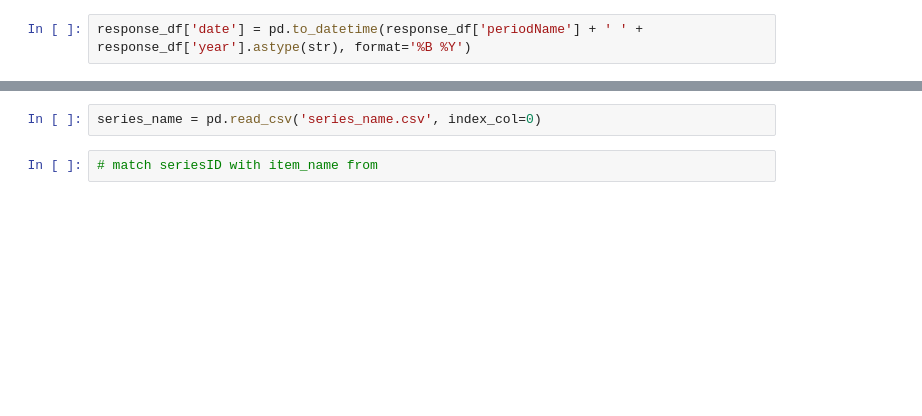
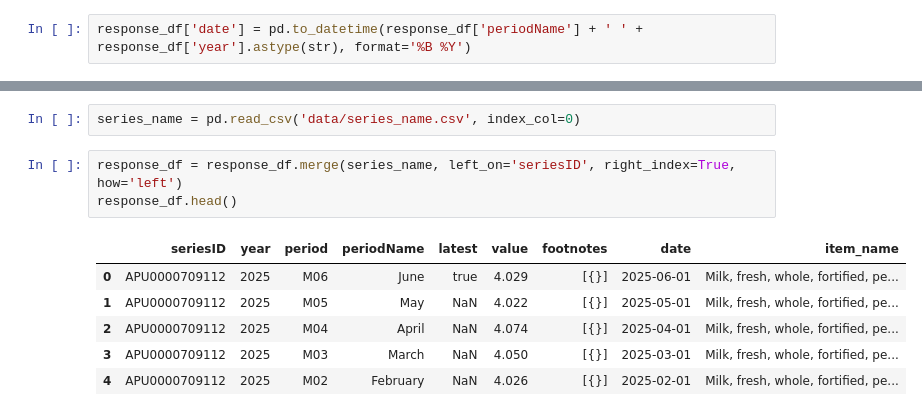
Before and after one commit to kv-hearst/cpi-api, a Jupyter notebook: cpi-scraper.ipynb, the cells around one changed output, grey strips where cells are left out. Saved outputs shown, nothing was run; the diff lists cells and outputs as text; blank space fills up the shorter version.

```diff
--- a/cpi-scraper.ipynb
+++ b/cpi-scraper.ipynb
@@ -233,4 +241,12 @@ Name: seriesID, Length: 443, dtype: object
 # %%
-series_name = pd.read_csv('series_name.csv', index_col=0)
+series_name = pd.read_csv('data/series_name.csv', index_col=0)
-# %%
-# match seriesID with item_name from
+# %%
+response_df = response_df.merge(series_name, left_on='seriesID', right_index=True, how='left')
+response_df.head()
+# %% [output]
+|  | seriesID | year | period | periodName | latest | value | footnotes | date | item_name |
+| 0 | APU0000709112 | 2025 | M06 | June | true | 4.029 | [{}] | 2025-06-01 | Milk, fresh, whole, fortified, pe... |
+| 1 | APU0000709112 | 2025 | M05 | May | NaN | 4.022 | [{}] | 2025-05-01 | Milk, fresh, whole, fortified, pe... |
+| 2 | APU0000709112 | 2025 | M04 | April | NaN | 4.074 | [{}] | 2025-04-01 | Milk, fresh, whole, fortified, pe... |
+| 3 | APU0000709112 | 2025 | M03 | March | NaN | 4.050 | [{}] | 2025-03-01 | Milk, fresh, whole, fortified, pe... |
+| 4 | APU0000709112 | 2025 | M02 | February | NaN | 4.026 | [{}] | 2025-02-01 | Milk, fresh, whole, fortified, pe... |
```
Also changed, not shown: parts of 21 cells of this notebook, 3 other files.
